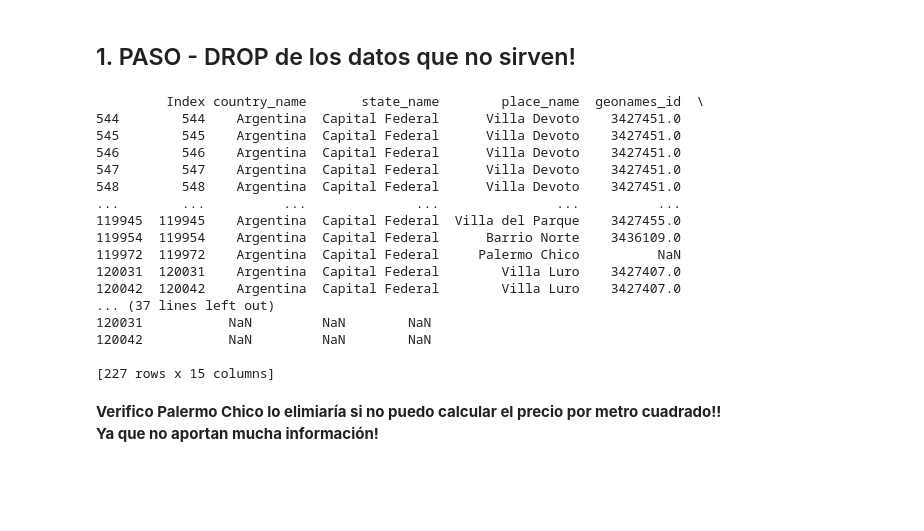
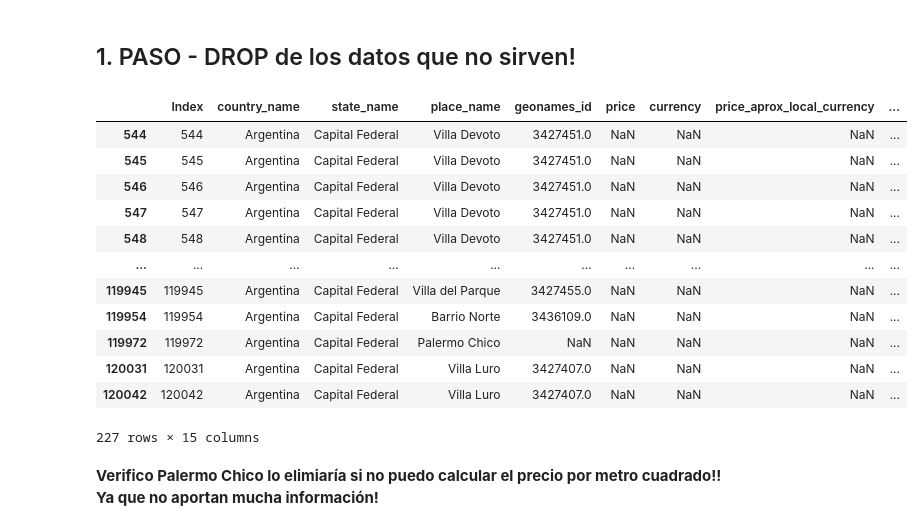
Before and after one commit to nachommm/desafio1, a Jupyter notebook: Precios.v2.ipynb, the cells around one changed output. Saved outputs shown, nothing was run; the diff lists cells and outputs as text; code cells hidden in the pictures; blank space fills up the shorter version.

```diff
--- a/Precios.v2.ipynb
+++ b/Precios.v2.ipynb
@@ -326,34 +326,30 @@ dtype: int64
 # %%
 # De los registros de CABA a cuantos les falta más de 10 datos por fila
 
 precios_caba_mas10_mask = precios_caba.isnull().sum(axis=1) > 9
 
-print(precios_caba.loc[precios_caba_mas10_mask, :])
+precios_caba.loc[precios_caba_mas10_mask, :]
 
 # Se puede observar que de estos datos no tenemos tanta información como para incluir y los podemos eliminar del set de datos!!
 # Existe Palermo Chico ??  no tiene geonames_id ??
 
 # En el caso de optar por eliminar podemos usar:
 # umbral = 9
 # precios_caba_clean1 = precios_caba.dropna(axis = 0, thresh=umbral)
 # %% [output]
+|  | Index | country_name | state_name | place_name | geonames_id | price | currency | price_aprox_local_currency | ... |
+| 544 | 544 | Argentina | Capital Federal | Villa Devoto | 3427451.0 | NaN | NaN | NaN | ... |
+| 545 | 545 | Argentina | Capital Federal | Villa Devoto | 3427451.0 | NaN | NaN | NaN | ... |
+| 546 | 546 | Argentina | Capital Federal | Villa Devoto | 3427451.0 | NaN | NaN | NaN | ... |
+| 547 | 547 | Argentina | Capital Federal | Villa Devoto | 3427451.0 | NaN | NaN | NaN | ... |
+| 548 | 548 | Argentina | Capital Federal | Villa Devoto | 3427451.0 | NaN | NaN | NaN | ... |
+| ... | ... | ... | ... | ... | ... | ... | ... | ... | ... |
+| 119945 | 119945 | Argentina | Capital Federal | Villa del Parque | 3427455.0 | NaN | NaN | NaN | ... |
+| 119954 | 119954 | Argentina | Capital Federal | Barrio Norte | 3436109.0 | NaN | NaN | NaN | ... |
+| 119972 | 119972 | Argentina | Capital Federal | Palermo Chico | NaN | NaN | NaN | NaN | ... |
+| 120031 | 120031 | Argentina | Capital Federal | Villa Luro | 3427407.0 | NaN | NaN | NaN | ... |
+| 120042 | 120042 | Argentina | Capital Federal | Villa Luro | 3427407.0 | NaN | NaN | NaN | ... |
-         Index country_name       state_name        place_name  geonames_id  \
-544        544    Argentina  Capital Federal      Villa Devoto    3427451.0
-545        545    Argentina  Capital Federal      Villa Devoto    3427451.0
-546        546    Argentina  Capital Federal      Villa Devoto    3427451.0
-547        547    Argentina  Capital Federal      Villa Devoto    3427451.0
-548        548    Argentina  Capital Federal      Villa Devoto    3427451.0
-...        ...          ...              ...               ...          ...
-119945  119945    Argentina  Capital Federal  Villa del Parque    3427455.0
-119954  119954    Argentina  Capital Federal      Barrio Norte    3436109.0
-119972  119972    Argentina  Capital Federal     Palermo Chico          NaN
-120031  120031    Argentina  Capital Federal        Villa Luro    3427407.0
-120042  120042    Argentina  Capital Federal        Villa Luro    3427407.0
-... (37 lines left out)
-120031           NaN         NaN        NaN
-120042           NaN         NaN        NaN
-
-[227 rows x 15 columns]
+227 rows × 15 columns
 # %% [markdown]
 <strong>Verifico Palermo Chico lo elimiaría si no puedo calcular el precio por metro cuadrado!! Ya que no aportan mucha información!</strong>
 # %% [markdown]
```
Also changed, not shown: parts of 3 cells of this notebook, 2 other files.
